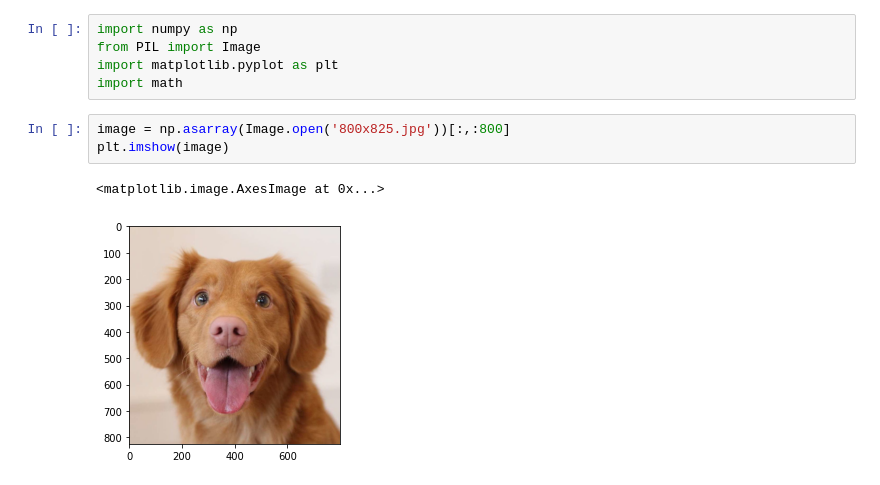
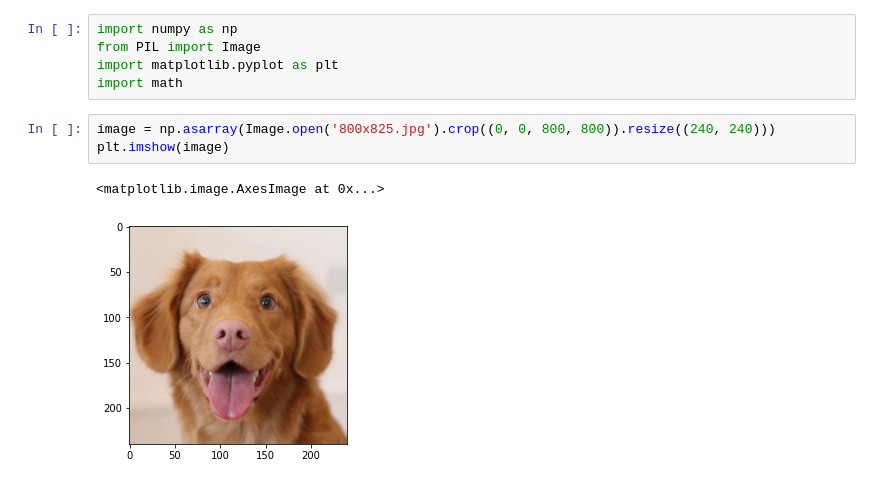
Before and after one commit to andersontruong/GroundSight, a Jupyter notebook: Python/downsample.ipynb, the cells around one changed output. Cells and saved outputs as stored; diff of their text form.

```diff
--- a/Python/downsample.ipynb
+++ b/Python/downsample.ipynb
@@ -4,8 +4,8 @@ from PIL import Image
 import matplotlib.pyplot as plt
 import math
 # %%
-image = np.asarray(Image.open('800x825.jpg'))[:,:800]
+image = np.asarray(Image.open('800x825.jpg').crop((0, 0, 800, 800)).resize((240, 240)))
 plt.imshow(image)
 # %% [output]
 <matplotlib.image.AxesImage at 0x...>
-[figure, old version]
+[figure, new version]
```
Also changed, not shown: parts of 10 cells of this notebook, 5 other files.
